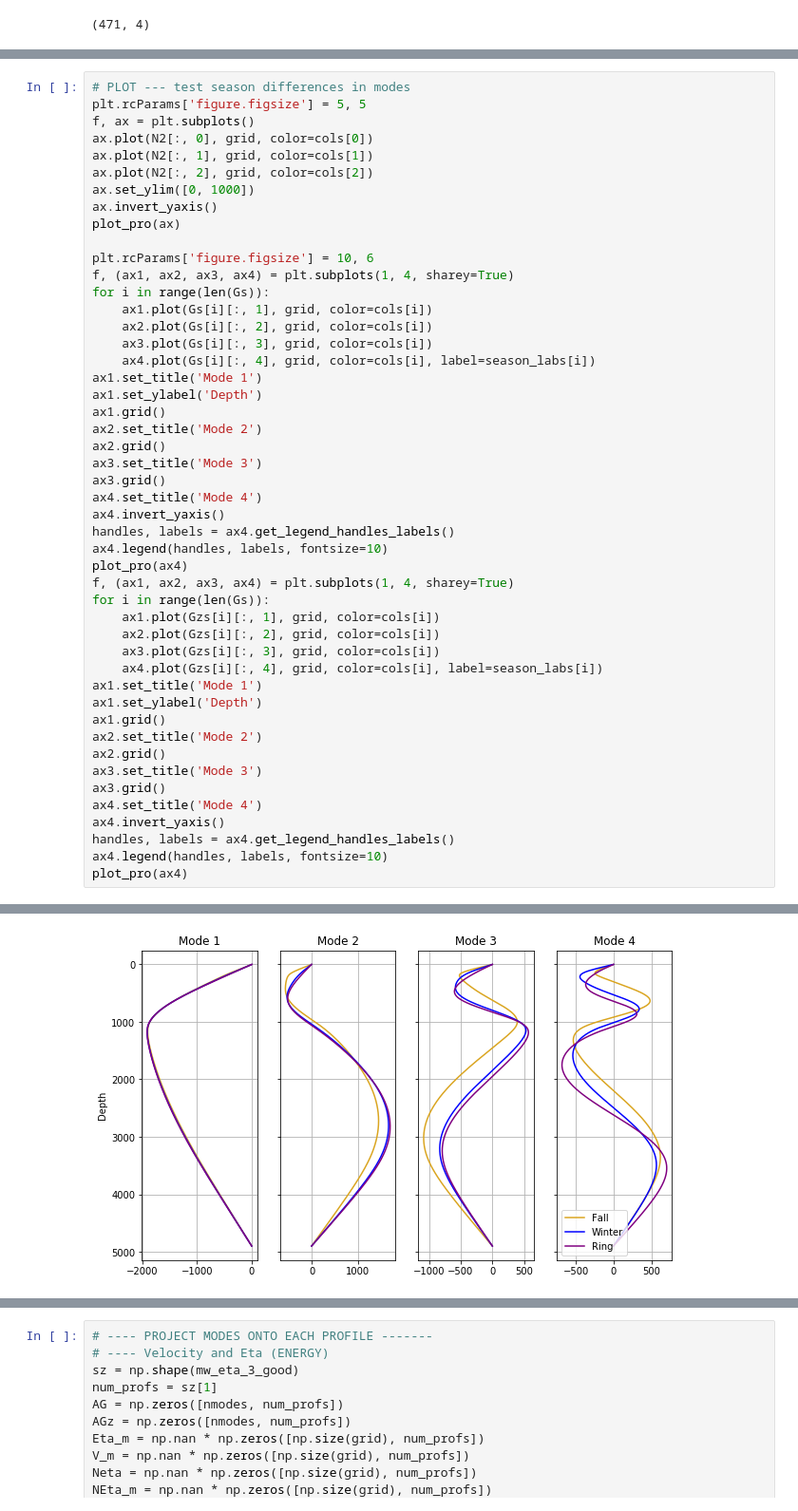
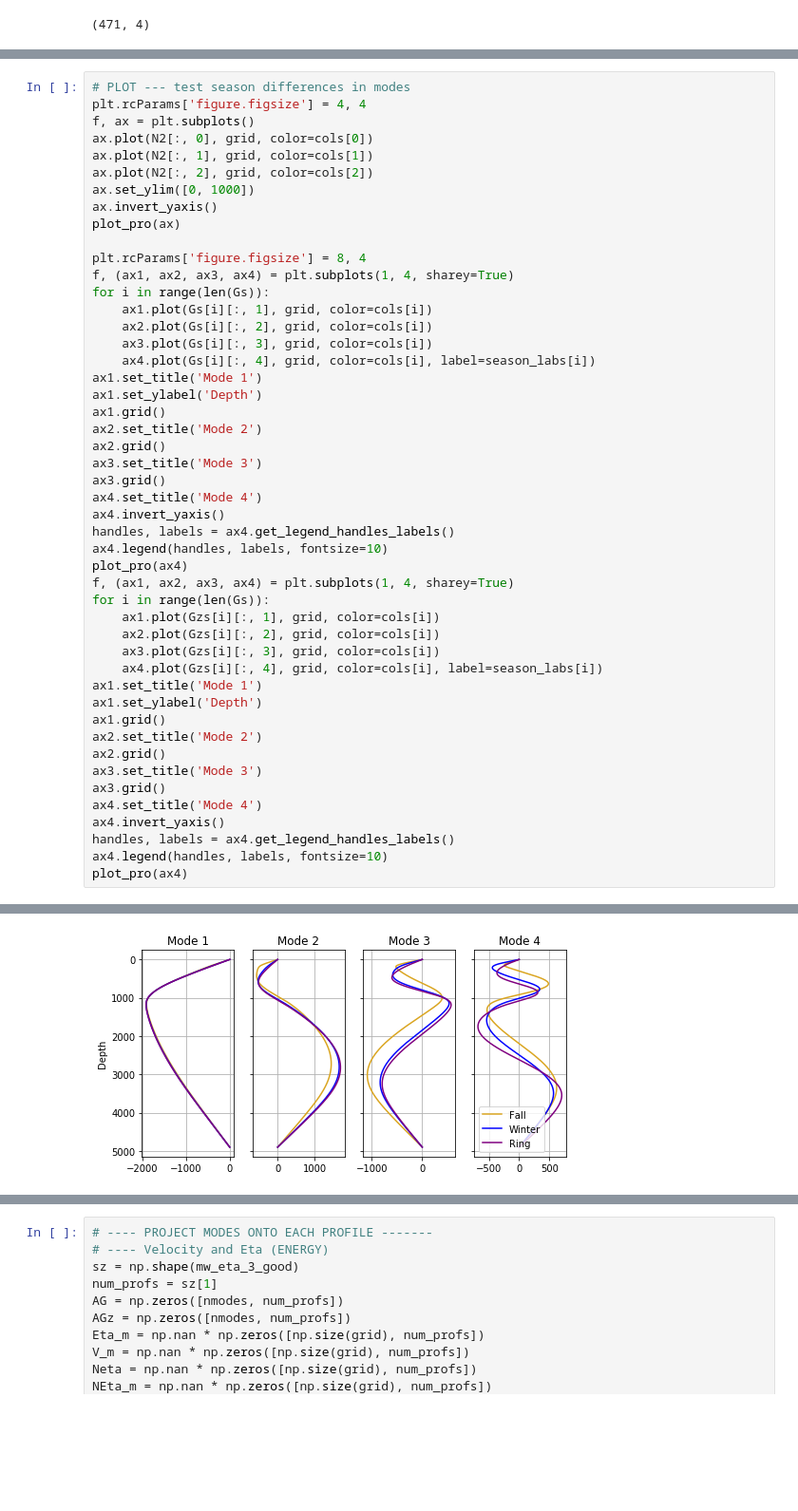
Before and after one commit to jakesteinberg/geostrophic_turbulence, a Jupyter notebook: 36N_dg_2018_mode_projections .ipynb, the cells around one changed output, grey strips where cells are left out. Shown at 95% size. Drawn from its saved outputs; the diff is of its cells as text; blank space fills up the shorter version.

```diff
--- a/36N_dg_2018_mode_projections .ipynb
+++ b/36N_dg_2018_mode_projections .ipynb
@@ -388,6 +397,6 @@ np.shape(N2)
 # %%
 # PLOT --- test season differences in modes
-plt.rcParams['figure.figsize'] = 5, 5
+plt.rcParams['figure.figsize'] = 4, 4
 f, ax = plt.subplots()
 ax.plot(N2[:, 0], grid, color=cols[0])
 ax.plot(N2[:, 1], grid, color=cols[1])
@@ -396,7 +405,7 @@ ax.set_ylim([0, 1000])
 ax.invert_yaxis()
 plot_pro(ax)
 
-plt.rcParams['figure.figsize'] = 10, 6
+plt.rcParams['figure.figsize'] = 8, 4
 f, (ax1, ax2, ax3, ax4) = plt.subplots(1, 4, sharey=True)
 for i in range(len(Gs)):
     ax1.plot(Gs[i][:, 1], grid, color=cols[i])
@@ -438 +447 @@ plot_pro(ax4)
-[figure, old version]
+[figure, new version]
```
Also changed, not shown: parts of 15 cells of this notebook, 6 other files.
